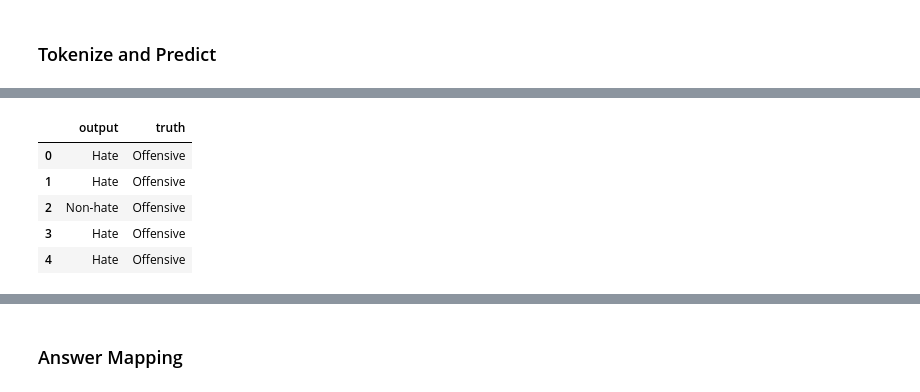
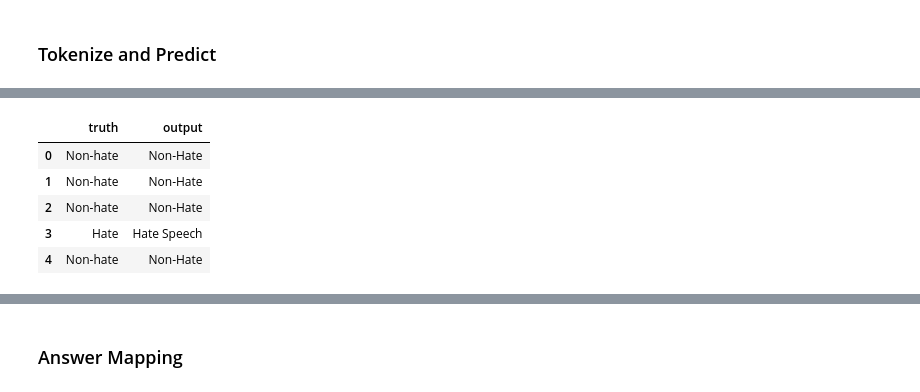
Before and after one commit to omarxadel/anlp-project, a Jupyter notebook: recreating-benchmark/instruction_fine_tuned_lms.ipynb, the cells around one changed output, grey strips where cells are left out. Saved outputs shown, nothing was run; the diff lists cells and outputs as text; code cells hidden in the pictures.

```diff
--- a/recreating-benchmark/instruction_fine_tuned_lms.ipynb
+++ b/recreating-benchmark/instruction_fine_tuned_lms.ipynb
@@ -80,12 +139,12 @@ for i, out in enumerate(decoded):
 file_object.close()
 # %%
 results = pd.read_csv(filename)
-results.columns = ["output", "truth"]
+results.columns = [ "truth","output"]
 results.head()
 # %% [output]
-|  | output | truth |
-| 0 | Hate | Offensive |
-| 1 | Hate | Offensive |
-| 2 | Non-hate | Offensive |
-| 3 | Hate | Offensive |
-| 4 | Hate | Offensive |
+|  | truth | output |
+| 0 | Non-hate | Non-Hate |
+| 1 | Non-hate | Non-Hate |
+| 2 | Non-hate | Non-Hate |
+| 3 | Hate | Hate Speech |
+| 4 | Non-hate | Non-Hate |
```
Also changed, not shown: parts of 31 cells of this notebook, 1 other file.
